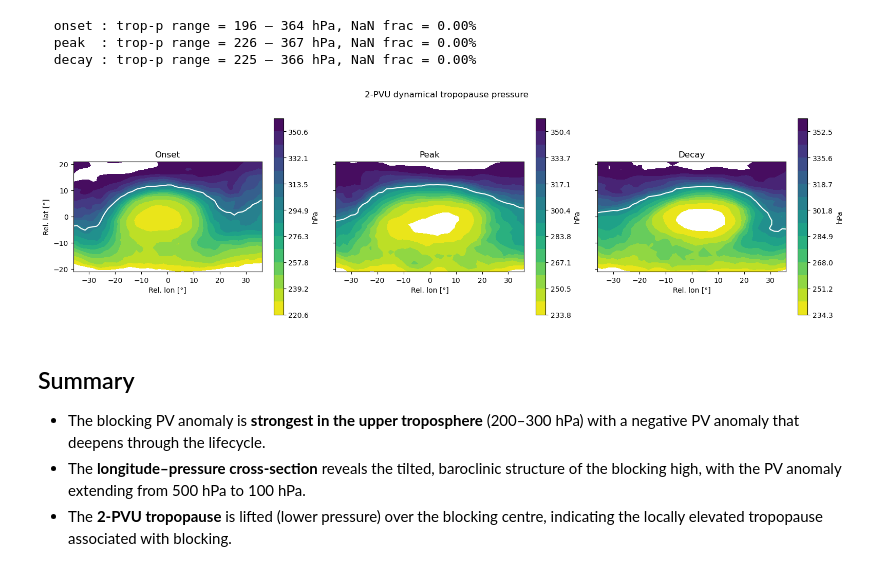
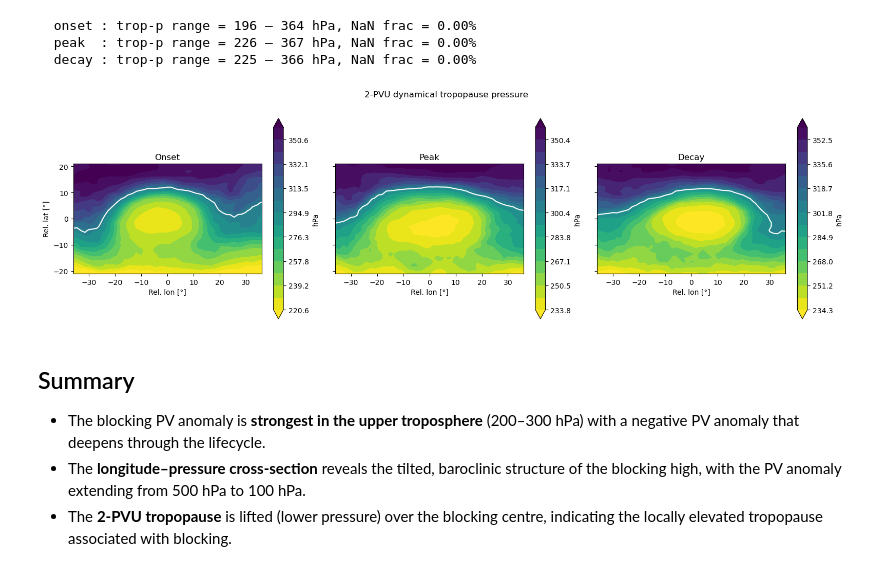
Before and after one commit to yanxingjianken/pvtend, a Jupyter notebook: examples/06_baroclinic_structure.ipynb, the cells around one changed output. Saved outputs shown, nothing was run; the diff lists cells and outputs as text; code cells hidden in the pictures.

```diff
--- a/examples/06_baroclinic_structure.ipynb
+++ b/examples/06_baroclinic_structure.ipynb
@@ -58,7 +58,7 @@ vmax = np.nanpercentile(np.abs(composites["onset"]), 95)
 
 for i, ax in enumerate(axes.flat):
     cf = ax.contourf(X_rel[0], Y_rel[:, 0], composites["onset"][i],
-                     levels=np.linspace(-vmax, vmax, 20), cmap="coolwarm")
+                     levels=np.linspace(-vmax, vmax, 20), cmap="coolwarm", extend="both")
     ax.contour(X_rel[0], Y_rel[:, 0], composites["onset"][i],
               levels=[0], colors="k", linewidths=0.8, linestyles="--")
     ax.set_title(f"{levels[i]} hPa")
@@ -83,7 +83,7 @@ fig, axes = plt.subplots(1, 3, figsize=(16, 5), sharey=True)
 for ax, stg in zip(axes, stages):
     vmax = np.nanpercentile(np.abs(composites[stg][:, imid, :]), 95)
     cf = ax.contourf(X_rel[0], levels, composites[stg][:, imid, :],
-                     levels=np.linspace(-vmax, vmax, 20), cmap="coolwarm")
+                     levels=np.linspace(-vmax, vmax, 20), cmap="coolwarm", extend="both")
     ax.contour(X_rel[0], levels, composites[stg][:, imid, :],
               levels=[0], colors="k", linewidths=0.8)
     ax.set_title(stg.capitalize())
@@ -138,24 +138,24 @@ for stg in stages:
 # %%
 fig, axes = plt.subplots(1, 3, figsize=(16, 4.5), sharey=True)
 
 for ax, stg in zip(axes, stages):
     tp = trop_press[stg]
     vmin, vmax_p = np.nanpercentile(tp, [5, 95])
     cf = ax.contourf(X_rel[0], Y_rel[:, 0], tp,
-                     levels=np.linspace(vmin, vmax_p, 16), cmap="viridis_r")
+                     levels=np.linspace(vmin, vmax_p, 16), cmap="viridis_r", extend="both")
     ax.contour(X_rel[0], Y_rel[:, 0], tp,
               levels=[300], colors="white", linewidths=1.5)
     ax.set_title(f"{stg.capitalize()}")
     ax.set_aspect("equal")
     ax.set_xlabel("Rel. lon [°]")
     plt.colorbar(cf, ax=ax, label="hPa")
 
 axes[0].set_ylabel("Rel. lat [°]")
 fig.suptitle("2-PVU dynamical tropopause pressure", y=1.02)
 fig.tight_layout()
 plt.show()
 # %% [output]
-[figure, old version]
+[figure, new version]
 # %% [markdown]
 ## Summary
 
```
Also changed, not shown: parts of 2 cells of this notebook, 46 other files.
